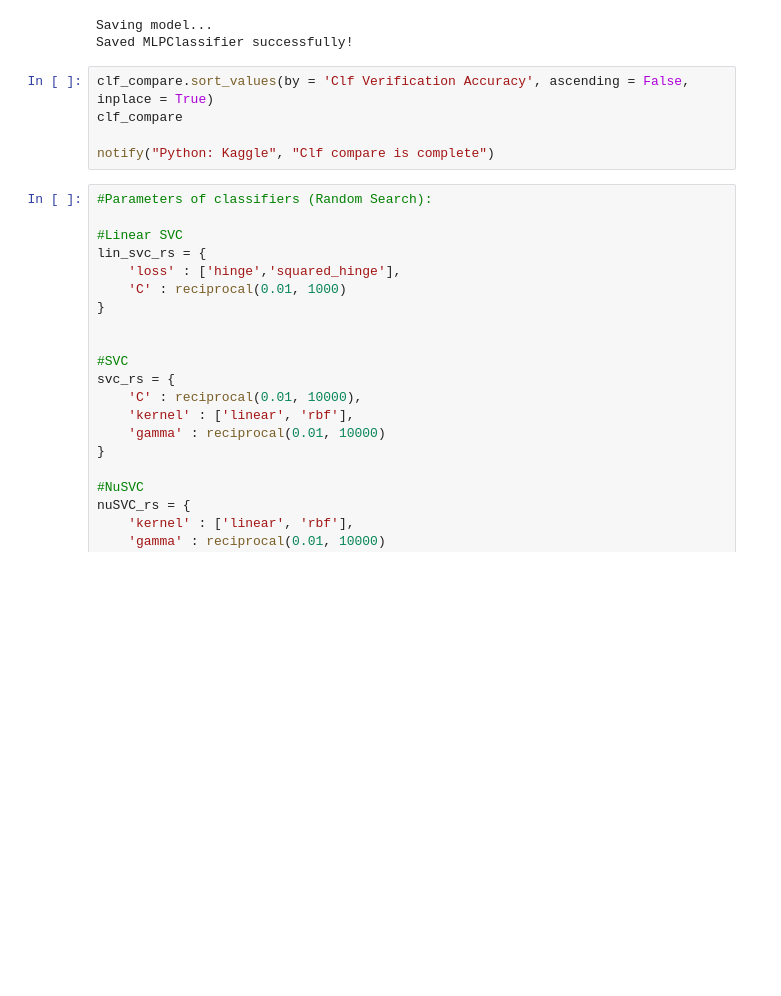
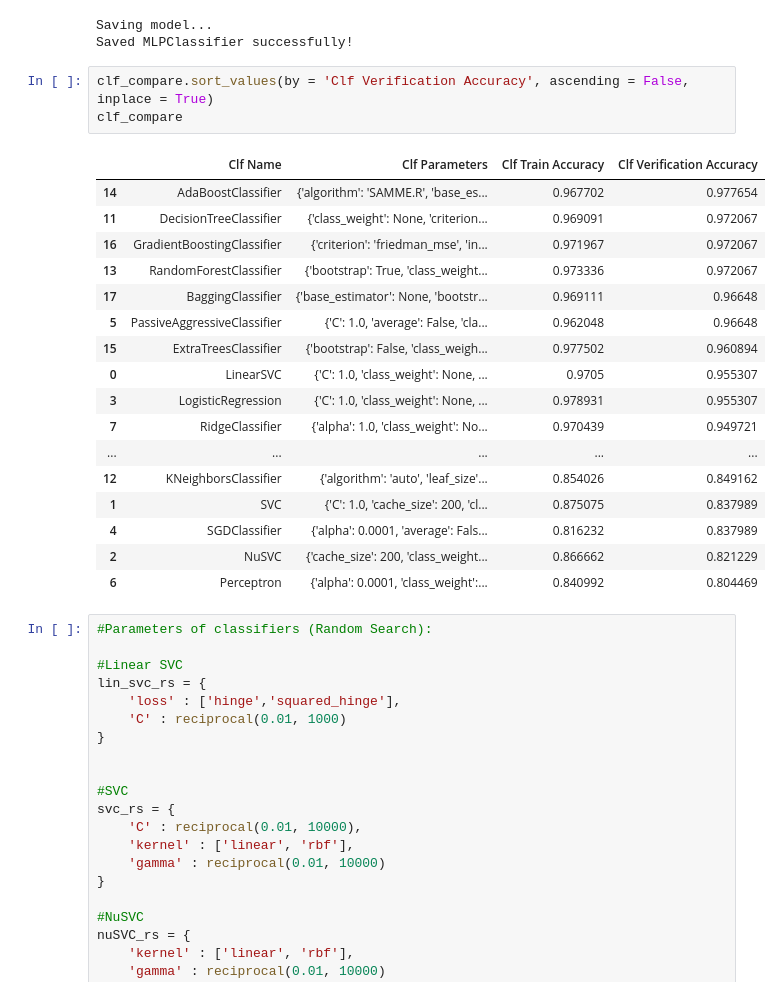
Before and after one commit to Daniel-Wilcox/ADA-874-2019, a Jupyter notebook: Kaggle_Titanic.ipynb, the cells around one changed output. Saved outputs shown, nothing was run; the diff lists cells and outputs as text; blank space fills up the shorter version.

Commit message:
not sure how to increase Testing accuracy. done

```diff
--- a/Kaggle_Titanic.ipynb
+++ b/Kaggle_Titanic.ipynb
@@ -1009,8 +1028,24 @@ Saved MLPClassifier successfully!
 # %%
 clf_compare.sort_values(by = 'Clf Verification Accuracy', ascending = False, inplace = True)
 clf_compare
-
-notify("Python: Kaggle", "Clf compare is complete")
+# %% [output]
+|  | Clf Name | Clf Parameters | Clf Train Accuracy | Clf Verification Accuracy |
+| 14 | AdaBoostClassifier | {'algorithm': 'SAMME.R', 'base_es... | 0.967702 | 0.977654 |
+| 11 | DecisionTreeClassifier | {'class_weight': None, 'criterion... | 0.969091 | 0.972067 |
+| 16 | GradientBoostingClassifier | {'criterion': 'friedman_mse', 'in... | 0.971967 | 0.972067 |
+| 13 | RandomForestClassifier | {'bootstrap': True, 'class_weight... | 0.973336 | 0.972067 |
+| 17 | BaggingClassifier | {'base_estimator': None, 'bootstr... | 0.969111 | 0.96648 |
+| 5 | PassiveAggressiveClassifier | {'C': 1.0, 'average': False, 'cla... | 0.962048 | 0.96648 |
+| 15 | ExtraTreesClassifier | {'bootstrap': False, 'class_weigh... | 0.977502 | 0.960894 |
+| 0 | LinearSVC | {'C': 1.0, 'class_weight': None, ... | 0.9705 | 0.955307 |
+| 3 | LogisticRegression | {'C': 1.0, 'class_weight': None, ... | 0.978931 | 0.955307 |
+| 7 | RidgeClassifier | {'alpha': 1.0, 'class_weight': No... | 0.970439 | 0.949721 |
+| ... | ... | ... | ... | ... |
+| 12 | KNeighborsClassifier | {'algorithm': 'auto', 'leaf_size'... | 0.854026 | 0.849162 |
+| 1 | SVC | {'C': 1.0, 'cache_size': 200, 'cl... | 0.875075 | 0.837989 |
+| 4 | SGDClassifier | {'alpha': 0.0001, 'average': Fals... | 0.816232 | 0.837989 |
+| 2 | NuSVC | {'cache_size': 200, 'class_weight... | 0.866662 | 0.821229 |
+| 6 | Perceptron | {'alpha': 0.0001, 'class_weight':... | 0.840992 | 0.804469 |
 # %%
 #Parameters of classifiers (Random Search):
 
```
Also changed, not shown: parts of 9 cells of this notebook, 3 other files.
